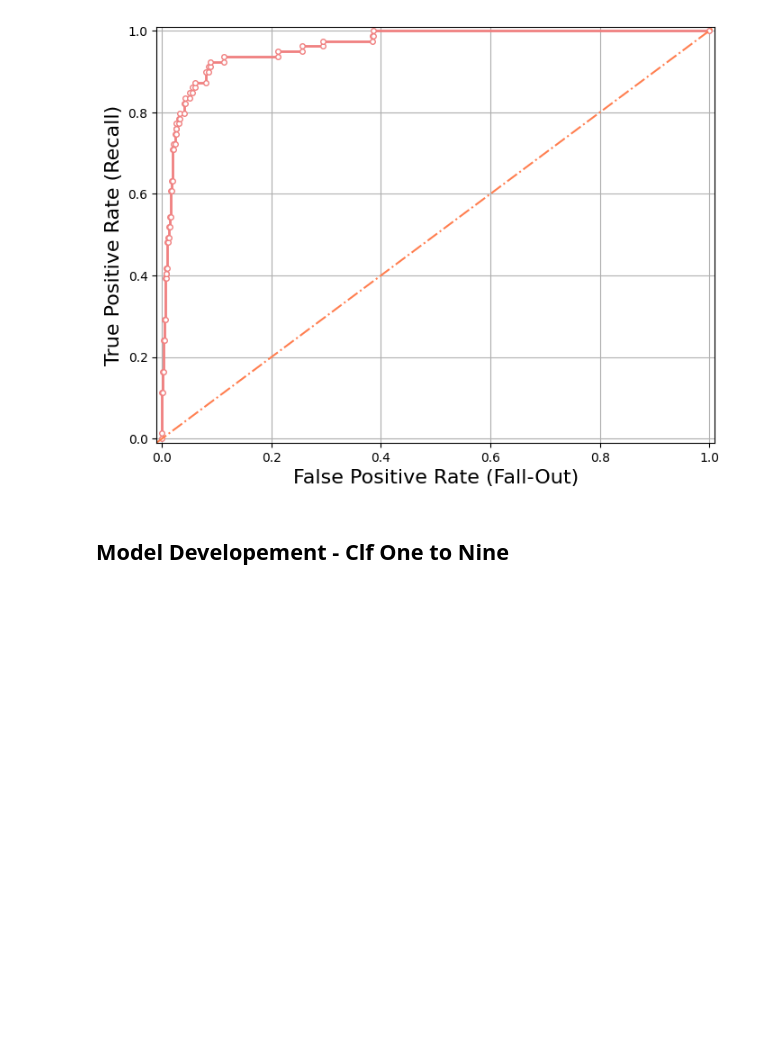
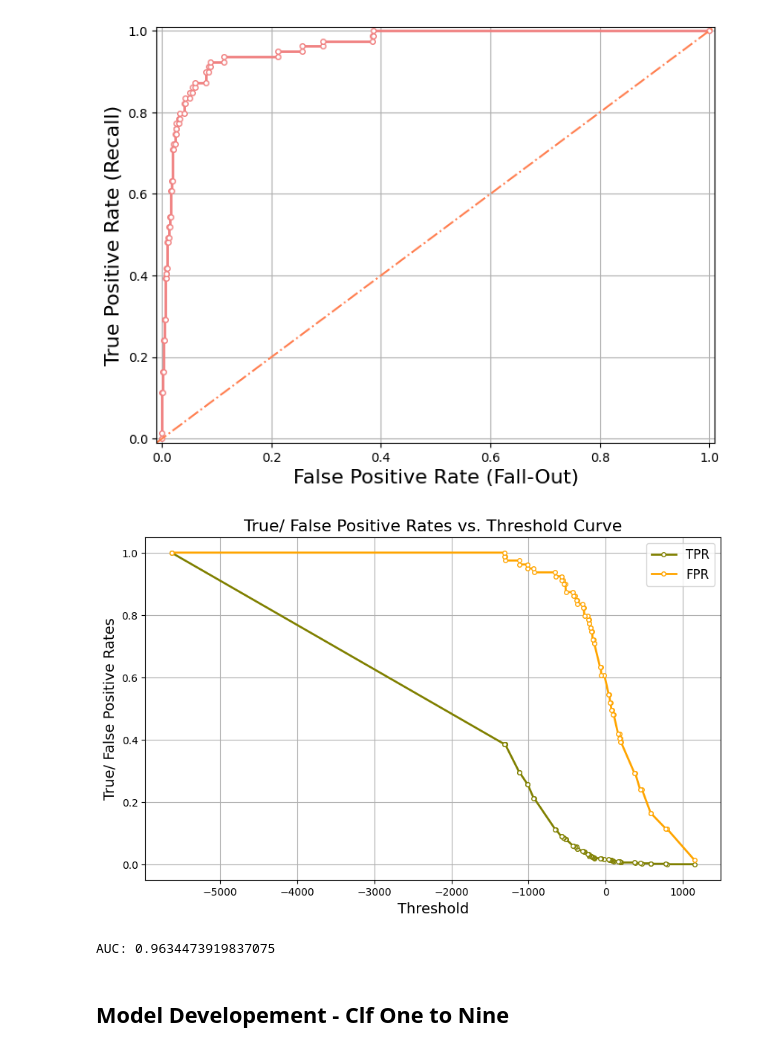
Before and after one commit to ariahosseini/TradML, a Jupyter notebook: ML_MNIST.ipynb, the cells around one changed output. Saved outputs shown, nothing was run; the diff lists cells and outputs as text; code cells hidden in the pictures; blank space fills up the shorter version.

```diff
--- a/ML_MNIST.ipynb
+++ b/ML_MNIST.ipynb
@@ -279,6 +379,25 @@ plot_roc_curve(fpr, tpr)
 plt.show()
 # %% [output]
 [figure]
+# %%
+plt.figure(figsize=(10, 6))
+plt.plot(thresholds, fpr, "o-", linewidth=2, label="TPR", color="olive",
+             markersize=4, markerfacecolor="white")
+plt.plot(thresholds, tpr, "o-", linewidth=2, label="FPR", color="orange",
+             markersize=4, markerfacecolor="white")
+plt.title("True/ False Positive Rates vs. Threshold Curve", fontsize=16)
+plt.xlabel("Threshold", fontsize=14)
+plt.ylabel("True/ False Positive Rates", fontsize=14)
+plt.grid(True)
+plt.legend(fontsize=12)
+plt.show()
+# %% [output]
+[figure, added]
+# %%
+auc = roc_auc_score(y_train, y_scores)
+print("AUC:", auc)
+# %% [output]
+AUC: 0.9634473919837075
 # %% [markdown]
 ## Model Developement - Clf One to Nine
 # %%
```
Also changed, not shown: parts of 20 cells of this notebook.
